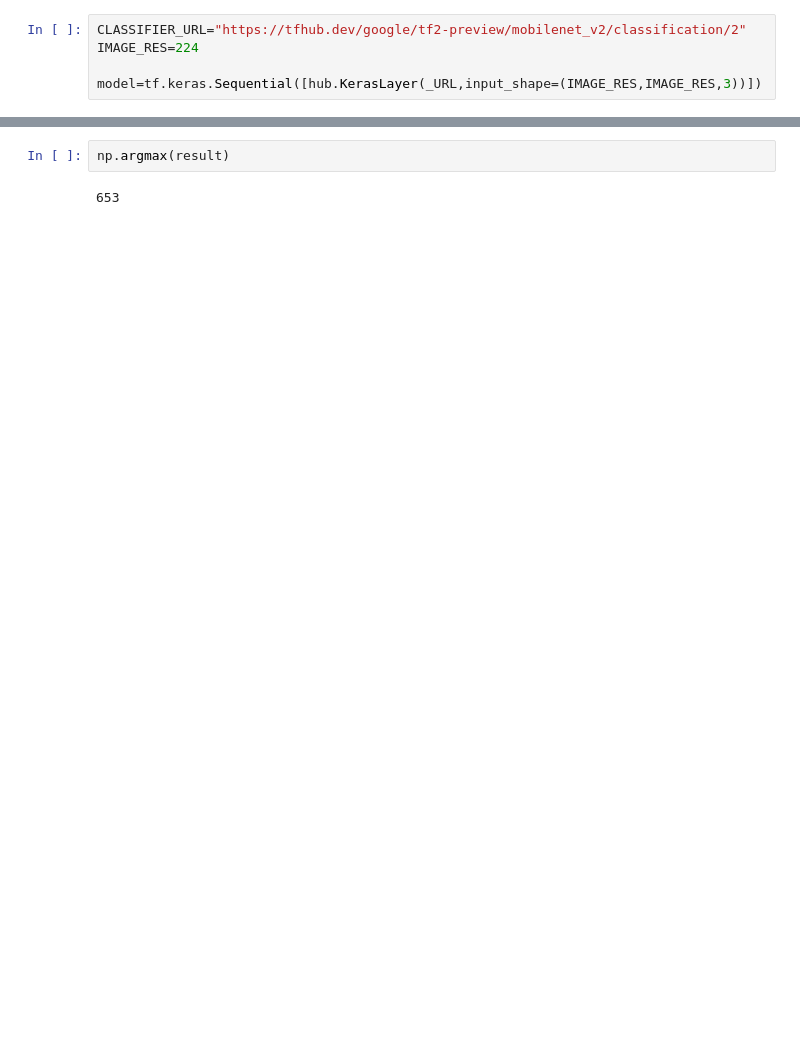
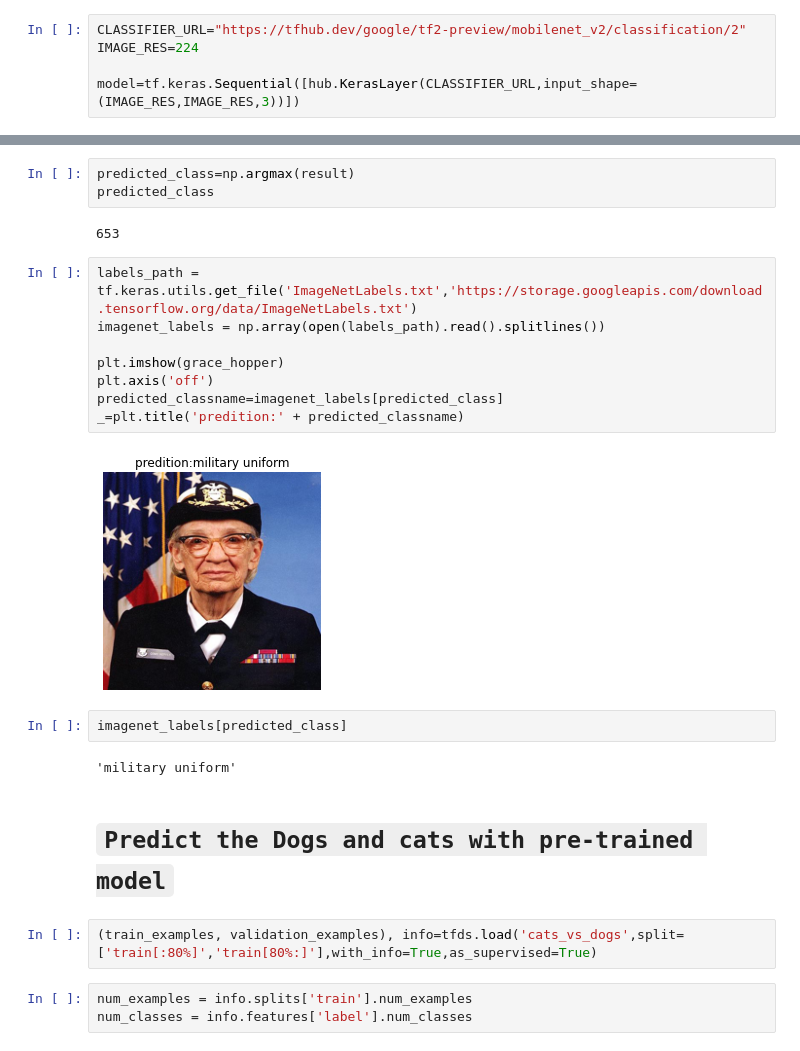
Before and after one commit to venkat2ram/Keras-and-Tensorflow, a Jupyter notebook: ud_l6_transfer_lng_cats_dogs.ipynb, the cells around one changed output, grey strips where cells are left out. Cells and saved outputs as stored; diff of their text form; blank space fills up the shorter version.

```diff
--- a/ud_l6_transfer_lng_cats_dogs.ipynb
+++ b/ud_l6_transfer_lng_cats_dogs.ipynb
@@ -14,7 +14,7 @@ logger.setLevel(logging.ERROR)
 CLASSIFIER_URL="https://tfhub.dev/google/tf2-preview/mobilenet_v2/classification/2"
 IMAGE_RES=224
 
-model=tf.keras.Sequential([hub.KerasLayer(_URL,input_shape=(IMAGE_RES,IMAGE_RES,3))])
+model=tf.keras.Sequential([hub.KerasLayer(CLASSIFIER_URL,input_shape=(IMAGE_RES,IMAGE_RES,3))])
 # %%
 import numpy as np
 import PIL.Image as Image
@@ -35,6 +35,28 @@ result.shape
 # %% [output]
 (1, 1001)
 # %%
-np.argmax(result)
+predicted_class=np.argmax(result)
+predicted_class
 # %% [output]
 653
+# %%
+labels_path = tf.keras.utils.get_file('ImageNetLabels.txt','https://storage.googleapis.com/download.tensorflow.org/data/ImageNetLabels.txt')
+imagenet_labels = np.array(open(labels_path).read().splitlines())
+
+plt.imshow(grace_hopper)
+plt.axis('off')
+predicted_classname=imagenet_labels[predicted_class]
+_=plt.title('predition:' + predicted_classname)
+# %% [output]
+[figure, added]
+# %%
+imagenet_labels[predicted_class]
+# %% [output]
+'military uniform'
+# %% [markdown]
+# **`Predict the Dogs and cats with pre-trained model`**
+# %%
+(train_examples, validation_examples), info=tfds.load('cats_vs_dogs',split=['train[:80%]','train[80%:]'],with_info=True,as_supervised=True)
+# %%
+num_examples = info.splits['train'].num_examples
+num_classes = info.features['label'].num_classes
```
Also changed, not shown: parts of 6 cells of this notebook.
